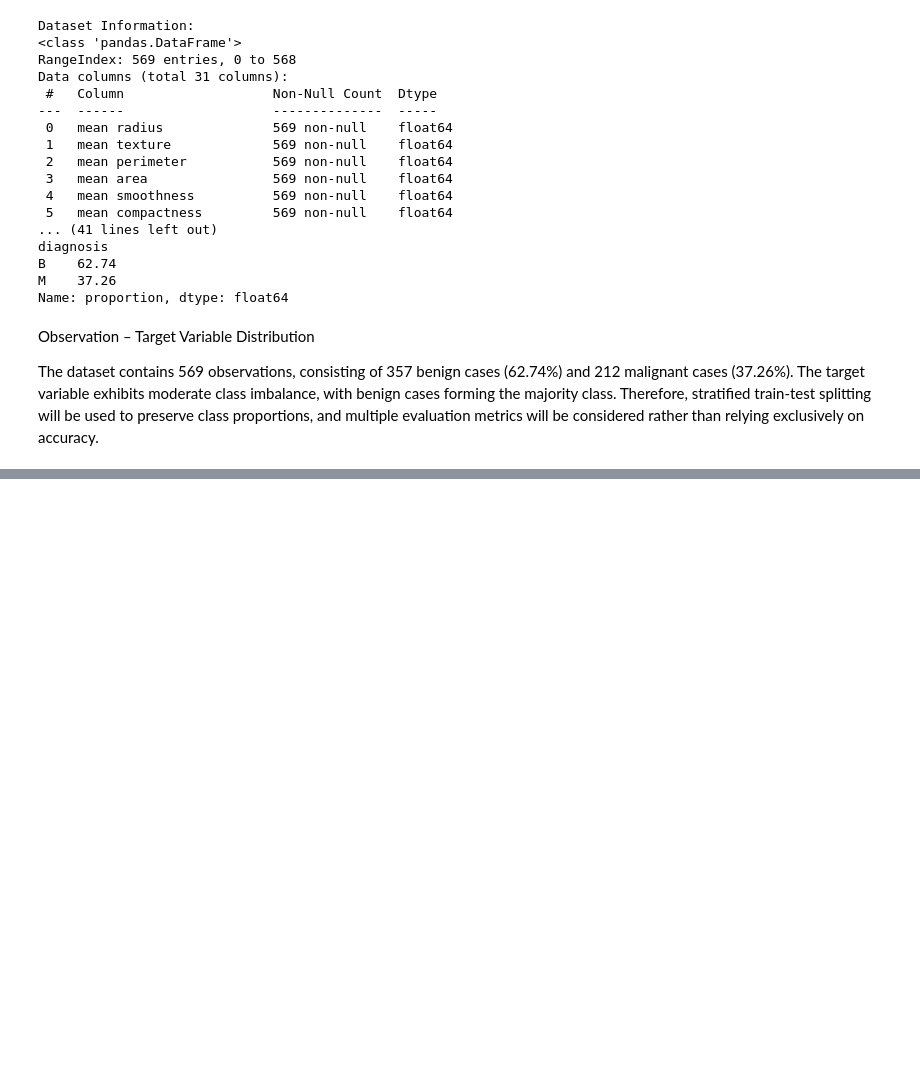
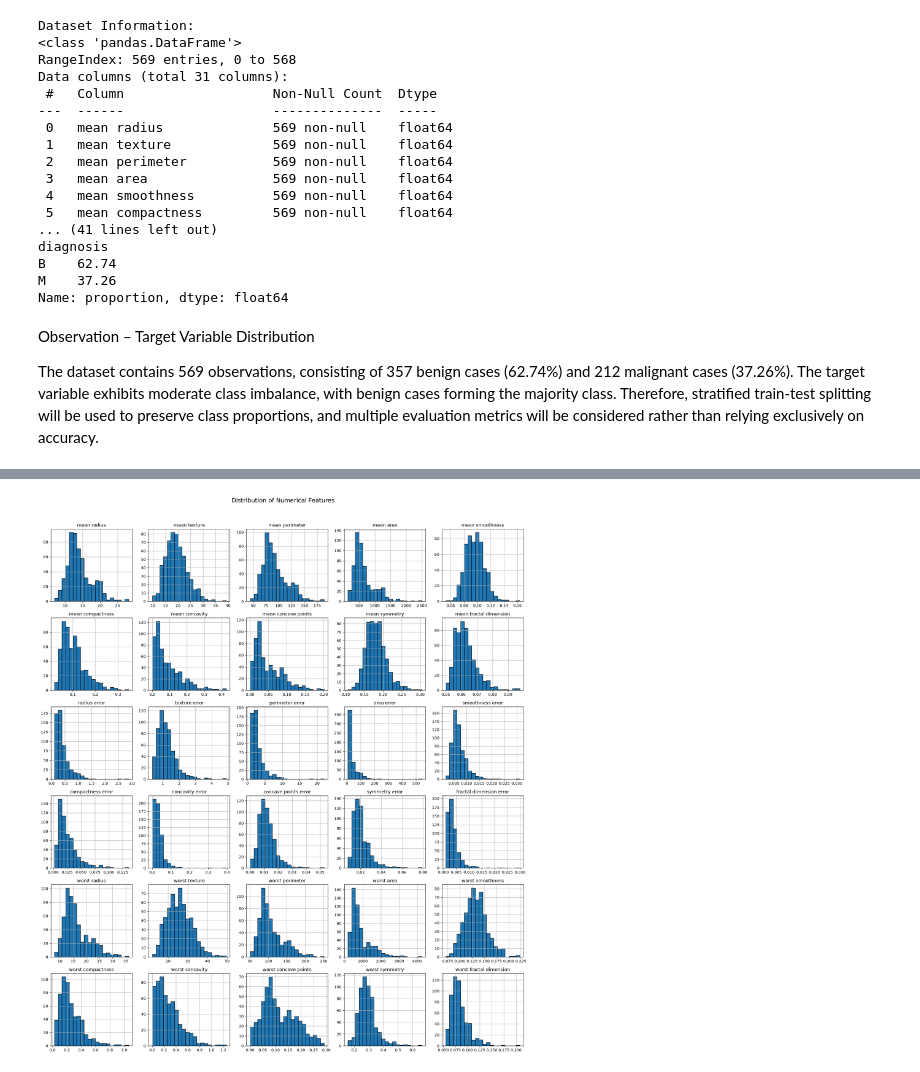
Before and after one commit to ravi-05912/ML_Assignment-2, a Jupyter notebook: notebooks/assignment_2.ipynb, the cells around one changed output, grey strips where cells are left out. Drawn from its saved outputs; the diff is of its cells as text; code cells hidden in the pictures; blank space fills up the shorter version.

```diff
--- a/notebooks/assignment_2.ipynb
+++ b/notebooks/assignment_2.ipynb
@@ -132,0 +266,21 @@ The dataset contains 569 observations, consisting of 357 benign cases (62.74%) a
+# %%
+# Select all input features, excluding the target variable
+features = df.drop(columns=["diagnosis"])
+
+# Plot histograms for all 30 features
+features.hist(
+    figsize=(18, 20),
+    bins=20,
+    edgecolor="black"
+)
+
+plt.suptitle(
+    "Distribution of Numerical Features",
+    fontsize=16,
+    y=1.02
+)
+
+plt.tight_layout()
+plt.show()
+# %% [output]
+[figure, added]
```
Also changed, not shown: parts of 26 cells of this notebook, 19 other files.
